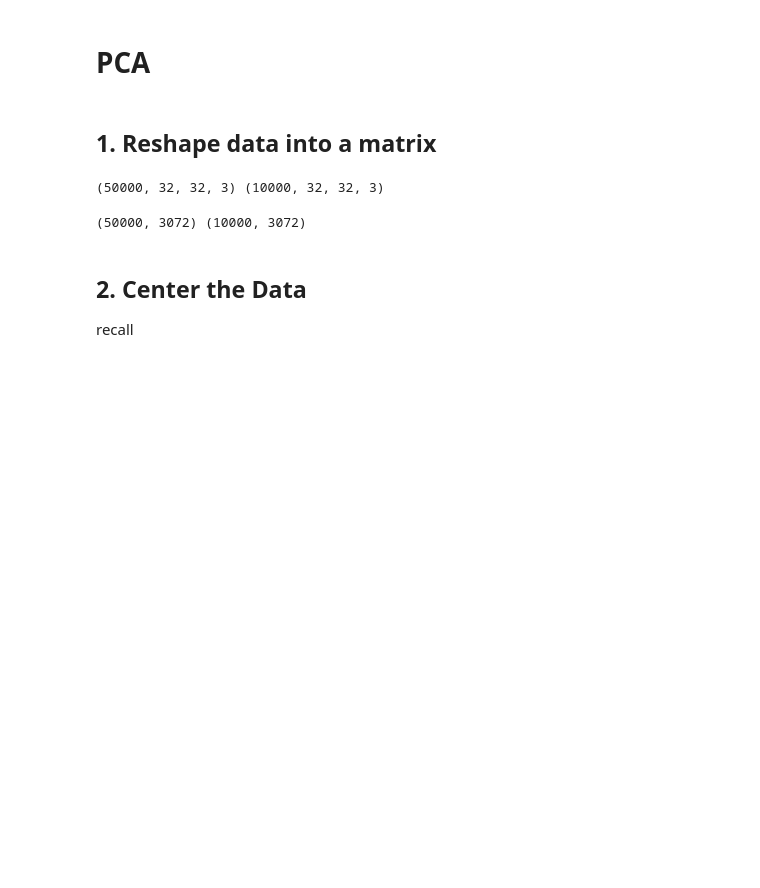
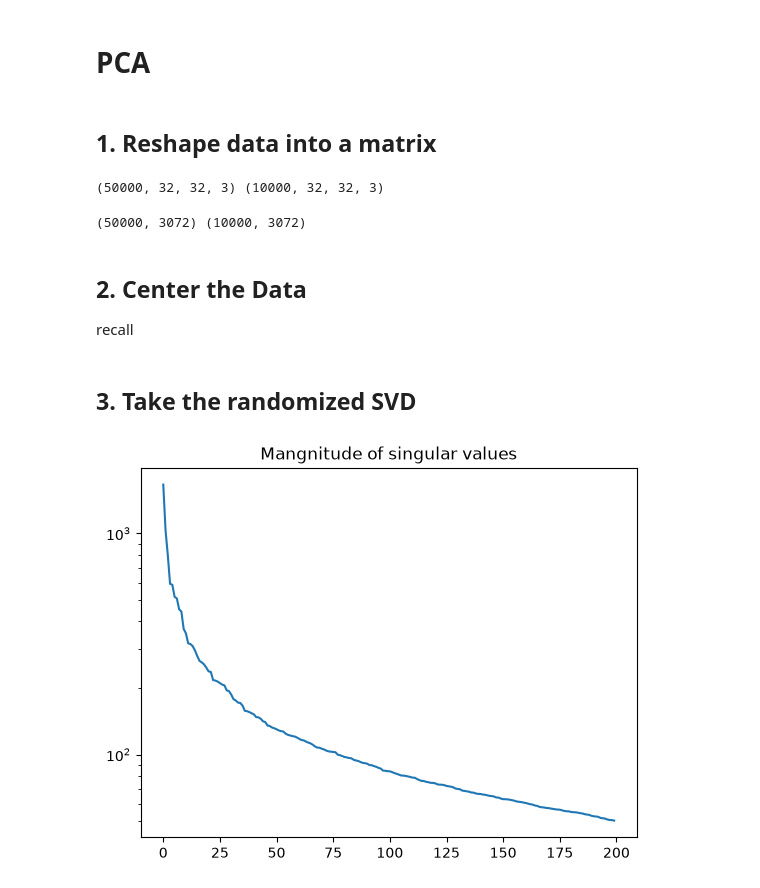
Before and after one commit to nikchung51327/CIFAR10-Classification, a Jupyter notebook: cifar10.ipynb, the cells around one changed output. Drawn from its saved outputs; the diff is of its cells as text; code cells hidden in the pictures; blank space fills up the shorter version.

```diff
--- a/cifar10.ipynb
+++ b/cifar10.ipynb
@@ -361,4 +402,12 @@ print(train_mat.data.shape, test_mat.data.shape)
 
 recall
 # %%
-print(train_mat.data.max())
+train_mat /= 255.0
+test_mat /= 255.0
+
+train_avg = train_mat.mean(axis=0)
+
+train_mat_centered = train_mat - train_avg
+test_mat_centered = test_mat - train_avg
+# %% [markdown]
+## 3. Take the randomized SVD
@@ -364,0 +416,12 @@ print(train_mat.data.max())
+# %%
+U, S, VT = randomized_svd(
+    train_mat_centered,
+    n_components=200
+)
+# %%
+plt.figure()
+plt.semilogy(S)
+plt.title("Mangnitude of singular values")
+plt.show()
+# %% [output]
+[figure, added]
```
Also changed, not shown: parts of 20 cells of this notebook.
